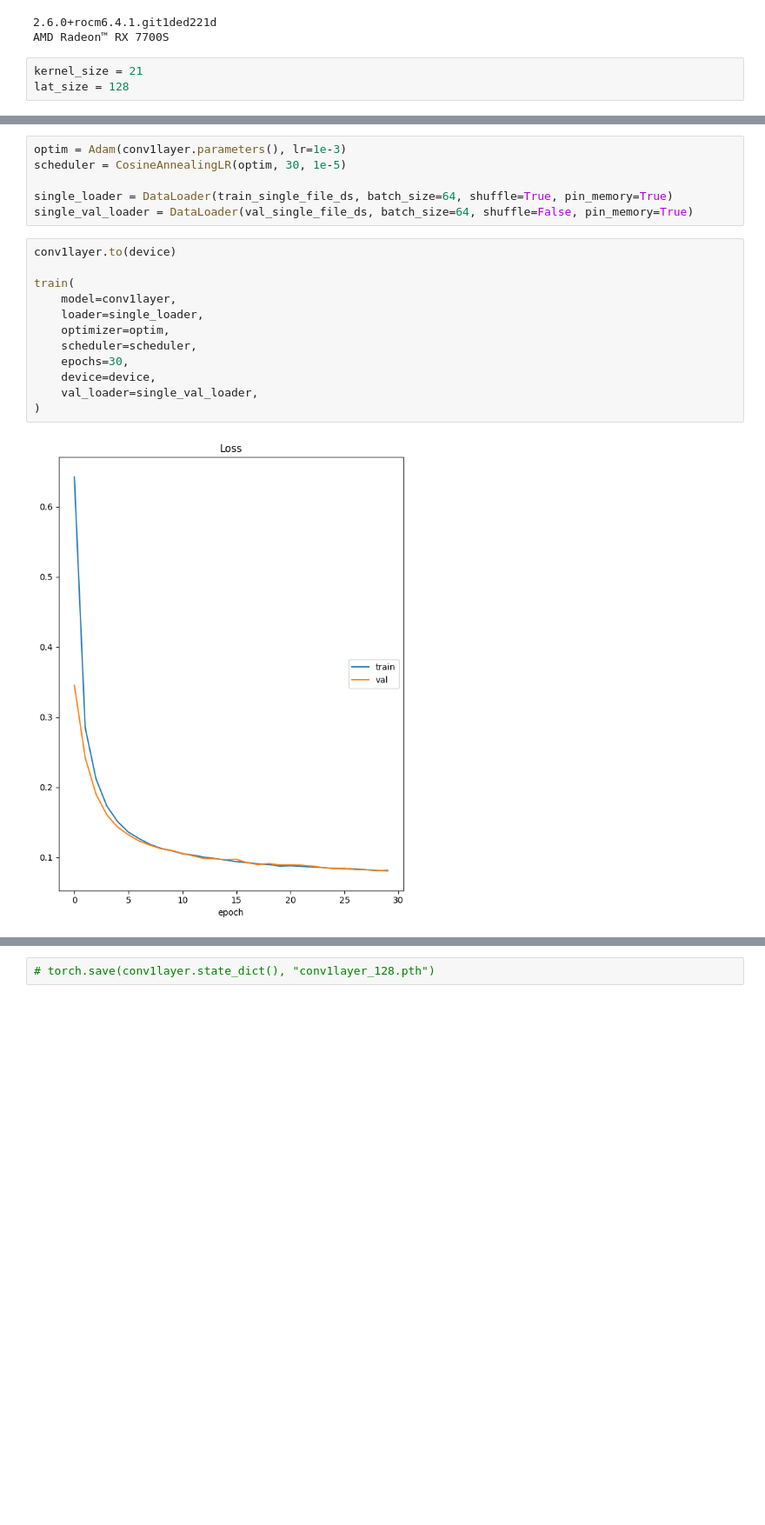
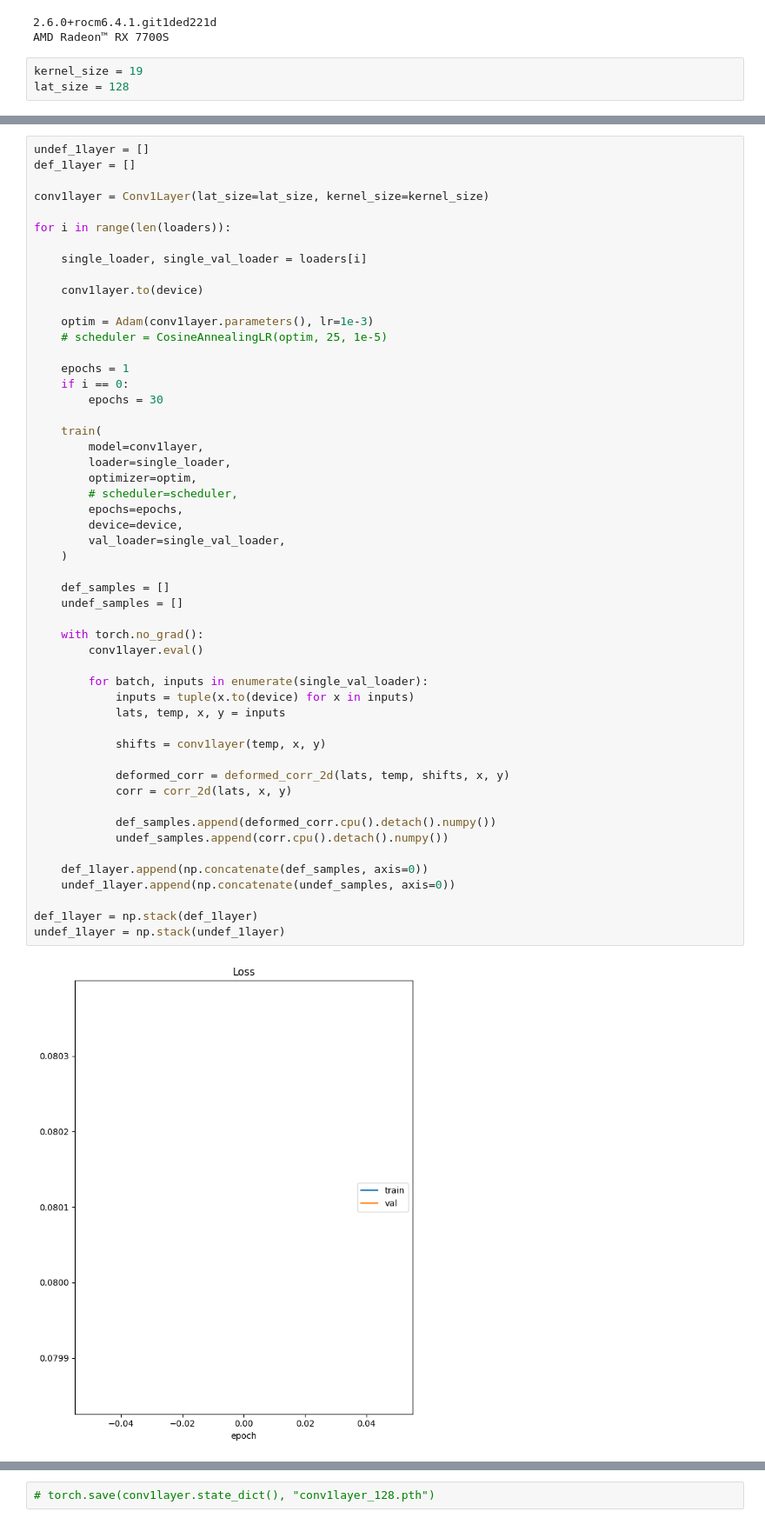
Before and after one commit to amshak01/XY-Contour-Deformations, a Jupyter notebook: deformations.ipynb, the cells around one changed output, grey strips where cells are left out. Shown at 87% size. Drawn from its saved outputs; the diff is of its cells as text; blank space fills up the shorter version.

```diff
--- a/deformations.ipynb
+++ b/deformations.ipynb
@@ -27,7 +39,7 @@ device = torch.device("cuda" if torch.cuda.is_available() else "cpu")
 2.6.0+rocm6.4.1.git1ded221d
 AMD Radeon™ RX 7700S
 # %%
-kernel_size = 21
+kernel_size = 19
 lat_size = 128
 # %%
 train_multi_file_ds = MultiFileDataset(folder="L_128/U-Net/train")
@@ -58,22 +160,56 @@ Conv1Layer(
 )
-# %%
-optim = Adam(conv1layer.parameters(), lr=1e-3)
-scheduler = CosineAnnealingLR(optim, 30, 1e-5)
-
-single_loader = DataLoader(train_single_file_ds, batch_size=64, shuffle=True, pin_memory=True)
-single_val_loader = DataLoader(val_single_file_ds, batch_size=64, shuffle=False, pin_memory=True)
 # %%
-conv1layer.to(device)
+undef_1layer = []
+def_1layer = []
 
-train(
-    model=conv1layer,
-    loader=single_loader,
-    optimizer=optim,
-    scheduler=scheduler,
-    epochs=30,
-    device=device,
-    val_loader=single_val_loader,
-)
+conv1layer = Conv1Layer(lat_size=lat_size, kernel_size=kernel_size)
+
+for i in range(len(loaders)):
+
+    single_loader, single_val_loader = loaders[i]
+
+    conv1layer.to(device)
+
+    optim = Adam(conv1layer.parameters(), lr=1e-3)
+    # scheduler = CosineAnnealingLR(optim, 25, 1e-5)
+
+    epochs = 1
+    if i == 0:
+        epochs = 30
+
+    train(
+        model=conv1layer,
+        loader=single_loader,
+        optimizer=optim,
+        # scheduler=scheduler,
+        epochs=epochs,
+        device=device,
+        val_loader=single_val_loader,
+    )
+
+    def_samples = []
+    undef_samples = []
+
+    with torch.no_grad():
+        conv1layer.eval()
+
+        for batch, inputs in enumerate(single_val_loader):
+            inputs = tuple(x.to(device) for x in inputs)
+            lats, temp, x, y = inputs
+
+            shifts = conv1layer(temp, x, y)
+
+            deformed_corr = deformed_corr_2d(lats, temp, shifts, x, y)
+            corr = corr_2d(lats, x, y)
+
+            def_samples.append(deformed_corr.cpu().detach().numpy())
+            undef_samples.append(corr.cpu().detach().numpy())
+
+    def_1layer.append(np.concatenate(def_samples, axis=0))
+    undef_1layer.append(np.concatenate(undef_samples, axis=0))
+
+def_1layer = np.stack(def_1layer)
+undef_1layer = np.stack(undef_1layer)
 # %% [output]
-[figure, old version]
+[figure, new version]
 Loss
```
Also changed, not shown: parts of 50 cells of this notebook, 40 other files.
